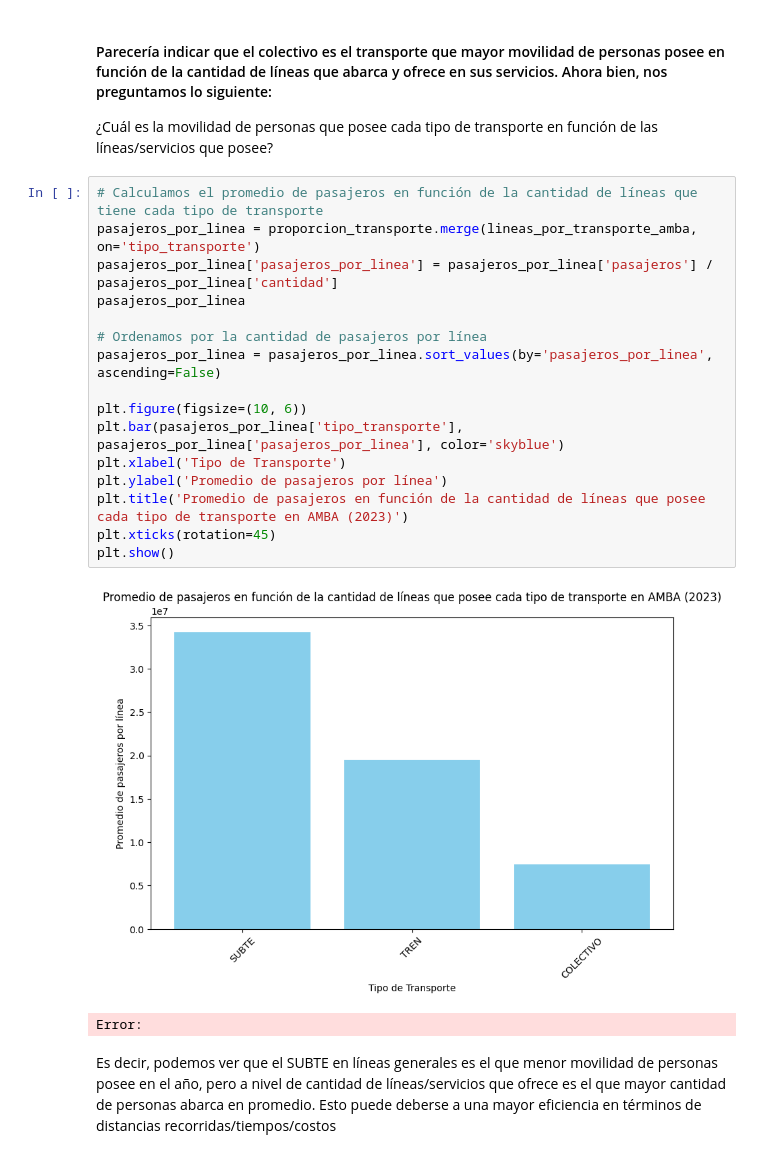
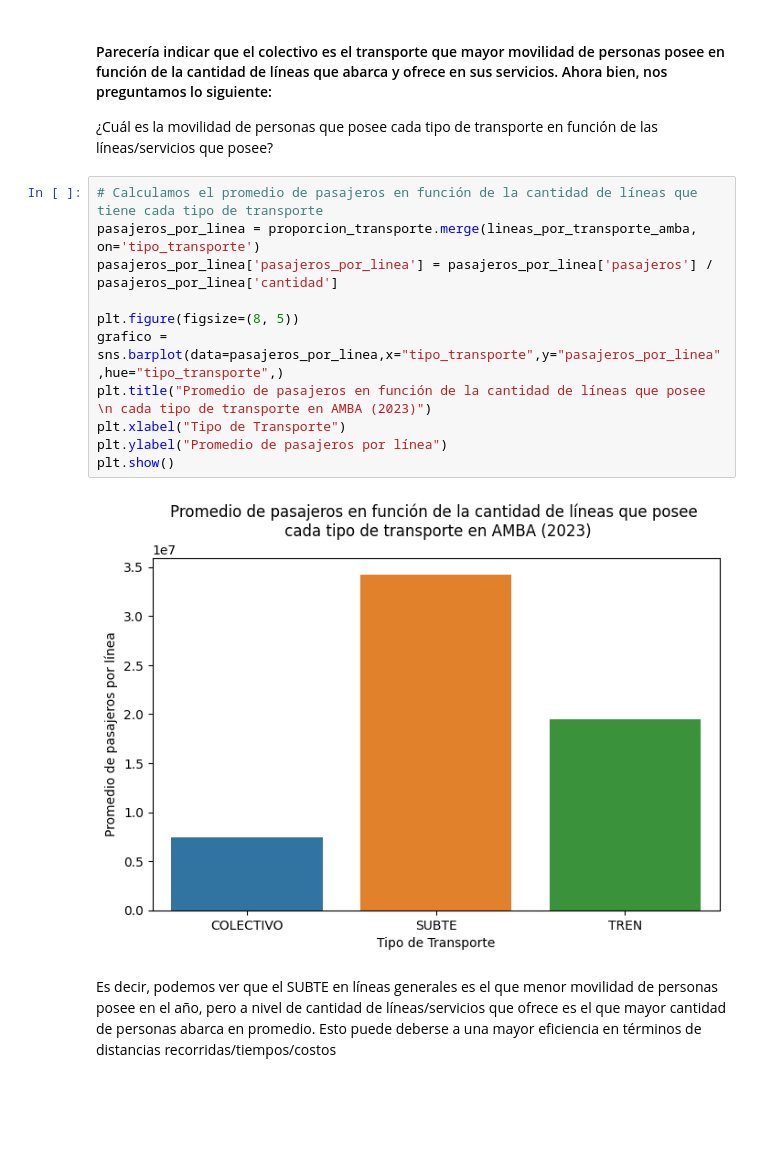
Before and after one commit to corrideluca/sube-2023, a Jupyter notebook: tp.ipynb, the cells around one changed output. Cells and saved outputs as stored; diff of their text form; blank space fills up the shorter version.

```diff
--- a/tp.ipynb
+++ b/tp.ipynb
@@ -272,22 +260,16 @@ Error:
 # %%
 # Calculamos el promedio de pasajeros en función de la cantidad de líneas que tiene cada tipo de transporte
 pasajeros_por_linea = proporcion_transporte.merge(lineas_por_transporte_amba, on='tipo_transporte')
 pasajeros_por_linea['pasajeros_por_linea'] = pasajeros_por_linea['pasajeros'] / pasajeros_por_linea['cantidad']
-pasajeros_por_linea
 
-# Ordenamos por la cantidad de pasajeros por línea
-pasajeros_por_linea = pasajeros_por_linea.sort_values(by='pasajeros_por_linea', ascending=False)
-
-plt.figure(figsize=(10, 6))
-plt.bar(pasajeros_por_linea['tipo_transporte'], pasajeros_por_linea['pasajeros_por_linea'], color='skyblue')
-plt.xlabel('Tipo de Transporte')
-plt.ylabel('Promedio de pasajeros por línea')
-plt.title('Promedio de pasajeros en función de la cantidad de líneas que posee cada tipo de transporte en AMBA (2023)')
-plt.xticks(rotation=45)
+plt.figure(figsize=(8, 5))
+grafico = sns.barplot(data=pasajeros_por_linea,x="tipo_transporte",y="pasajeros_por_linea",hue="tipo_transporte",)
+plt.title("Promedio de pasajeros en función de la cantidad de líneas que posee \n cada tipo de transporte en AMBA (2023)")
+plt.xlabel("Tipo de Transporte")
+plt.ylabel("Promedio de pasajeros por línea")
 plt.show()
 # %% [output]
-[figure, old version]
+[figure, new version]
-Error:
 # %% [markdown]
 Es decir, podemos ver que el SUBTE en líneas generales es el que menor movilidad de personas posee en el año, pero a nivel de cantidad de líneas/servicios que ofrece es el que mayor cantidad de personas abarca en promedio. Esto puede deberse a una mayor eficiencia en términos de distancias recorridas/tiempos/costos
 # %% [markdown]
```
Also changed, not shown: parts of 17 cells of this notebook.
